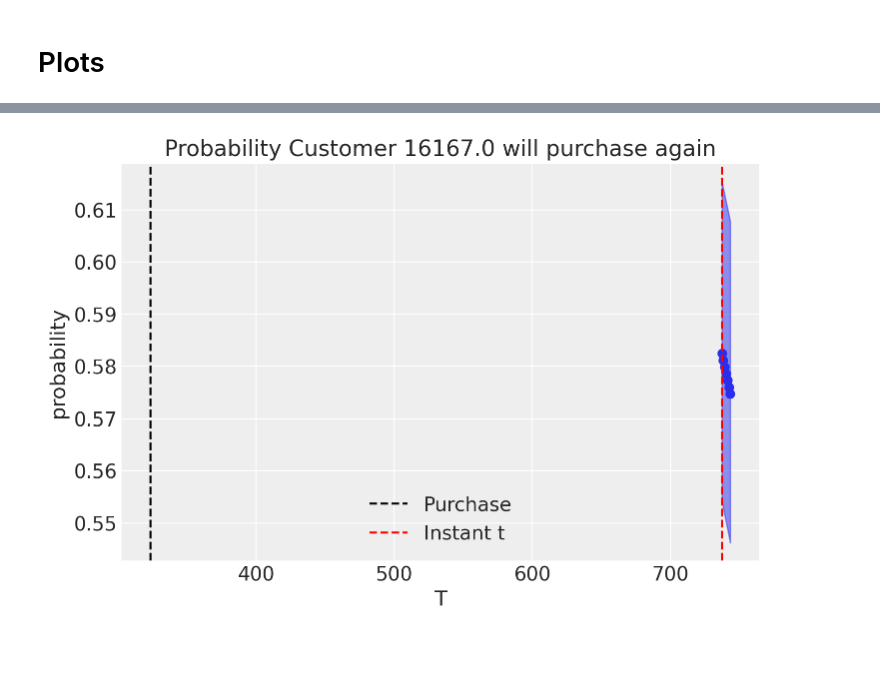
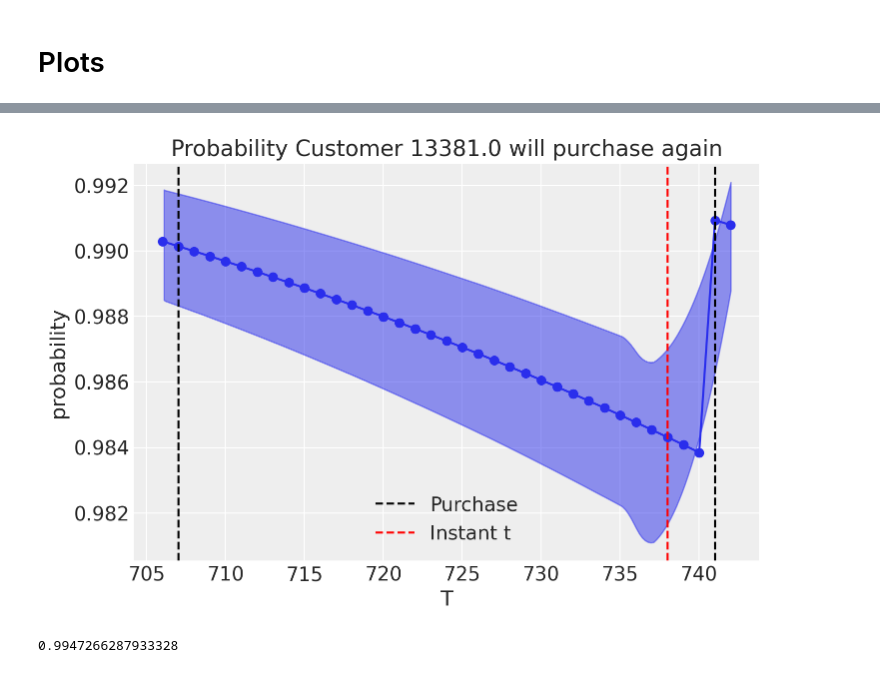
Before and after one commit to konkinit/ltv_analysis, a Jupyter notebook: notebooks/draft.ipynb, the cells around one changed output, grey strips where cells are left out. Drawn from its saved outputs; the diff is of its cells as text; code cells hidden in the pictures.

```diff
--- a/notebooks/draft.ipynb
+++ b/notebooks/draft.ipynb
@@ -112,4 +111,4 @@ clv.plot_probability_alive_matrix(bgm)
 # %%
-customer_id = 16167.0
-n_period = 7
-T_future_transac = 2
+customer_id = 13381.0
+n_period = 4
+T_future_transac = 3
@@ -129,6 +119,16 @@ get_customer_history_data(data_summary, customer_id, n_period)
 # %%
 bgm.plot_probability_alive(
     customer_id,
-    n_period)
+    n_period,
+    T_future_transac
+)
 # %% [output]
-[figure, old version]
+[figure, new version]
+# %%
+p_, _ = bgm.probability_alive(
+            T_,
+            customer_history
+        )
+p_
+# %% [output]
+0.9947266287933328
```
Also changed, not shown: parts of 7 cells of this notebook, 9 other files.
